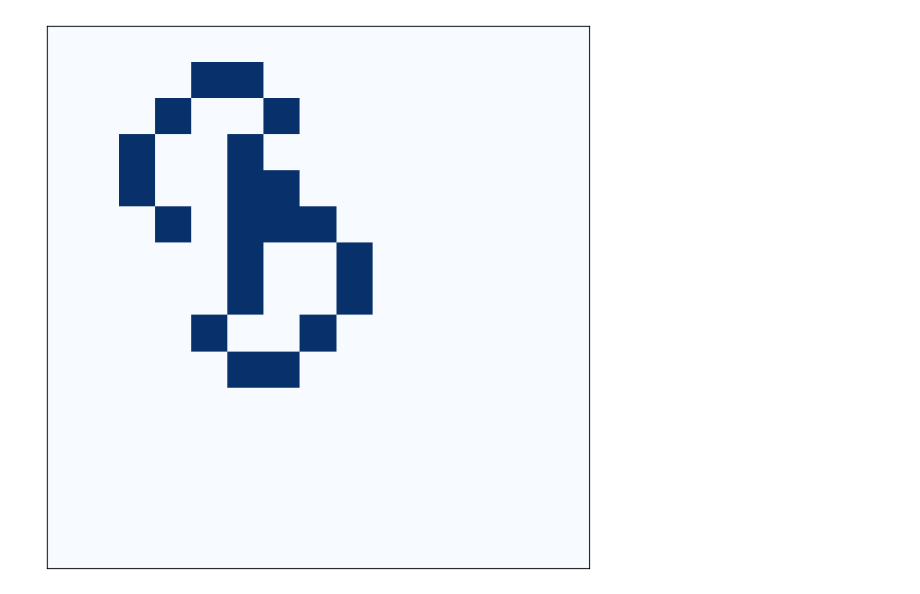
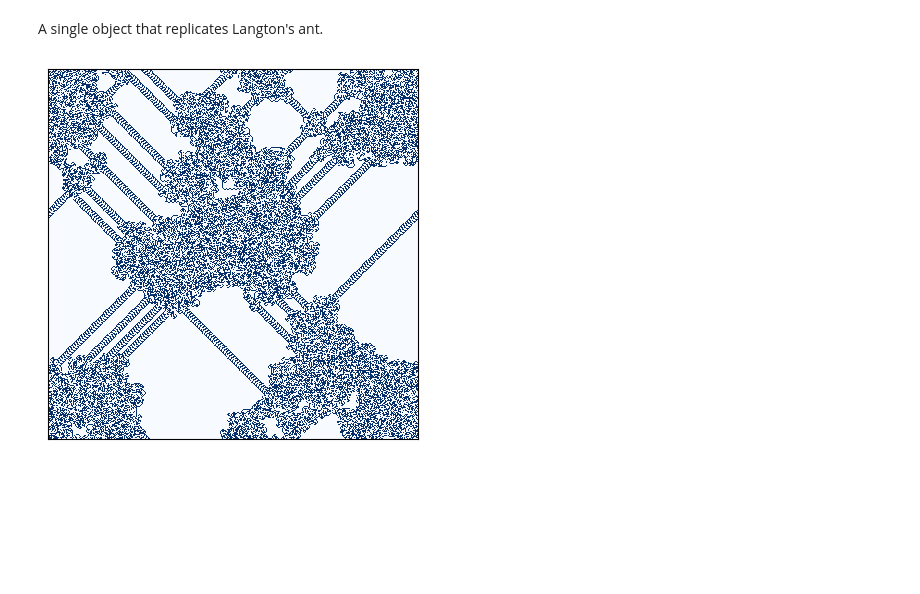
Before and after one commit to sammyfow/cap-comp215, a Jupyter notebook: project2.ipynb, the cells around one changed output. Saved outputs shown, nothing was run; the diff lists cells and outputs as text; code cells hidden in the pictures; blank space fills up the shorter version.

```diff
--- a/project2.ipynb
+++ b/project2.ipynb
@@ -61,15 +72,18 @@ class Animation2D:
                     time.sleep(interval)
         except KeyboardInterrupt:
             pass
+# %% [markdown]
+A single object that replicates Langton's ant.
 # %%
-class ant:
-
-
+class Ant:
+  """
+  an ant that moves around a 2D array changing ones to zeros and zeros to ones
+  """
   def __init__(self, y, x, direction, size):
-    self.direction = direction
+    self.direction = direction  #up=0, down=2, right=1, left=3
     self.x = x
     self.y = y
-    self.position = (self.y, self.x)
+    self.size = size
     self.grid = np.zeros((size, size), dtype=np.uint8)
 
   def turn_right(self):
@@ -80,13 +94,13 @@ class ant:
 
   def move_forward(self):
     if self.direction == 0:
-      self.y += -1
+      self.y = (self.y - 1) % self.size
     elif self.direction == 1:
-      self.x += 1
+      self.x = (self.x + 1) % self.size
     elif self.direction == 2:
-      self.y += 1
+      self.y = (self.y + 1) % self.size
     elif self.direction == 3:
-      self.x += -1
+      self.x = (self.x - 1) % self.size
 
   def step(self):
     if self.grid[self.y, self.x] == 0:
@@ -101,9 +115,16 @@ class ant:
   def draw(self, axes=None, step=''):
     axes = axes or plt.gca()
     plot_2D_array(self.grid, axes, title='')
+
+  def nth_step(self, steps):
+    for step in range(steps):
+      self.step()
-# %%
-test = ant(5, 5, 0, 15)
-anim = Animation2D(test, 100)
-anim.animate()
-# %% [output]
-[figure, removed]
+# %%
+test = Ant(200, 200, 0, 400)
+#anim = Animation2D(test, 200, 10)
+#anim.animate(interval=0)
+
+test.nth_step(1000000)
+plot_2D_array(test.grid)
+# %% [output]
+[figure, added]
```
Also changed, not shown: parts of 6 cells of this notebook.
